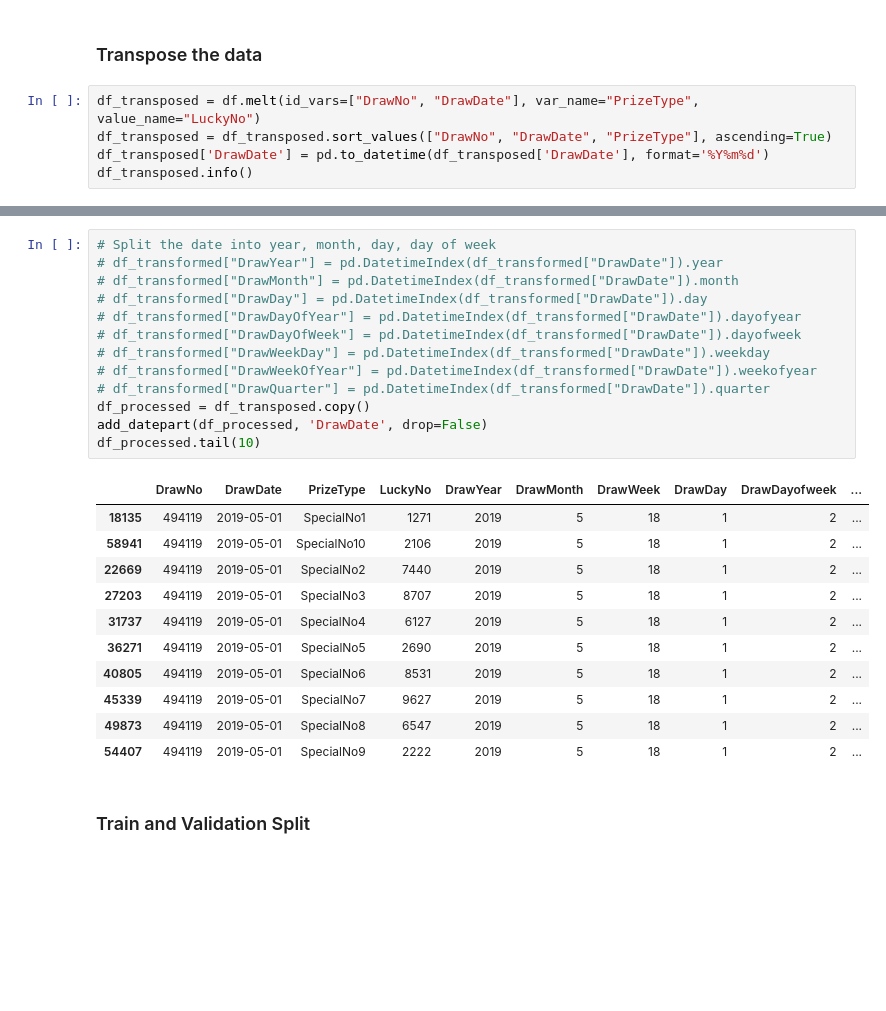
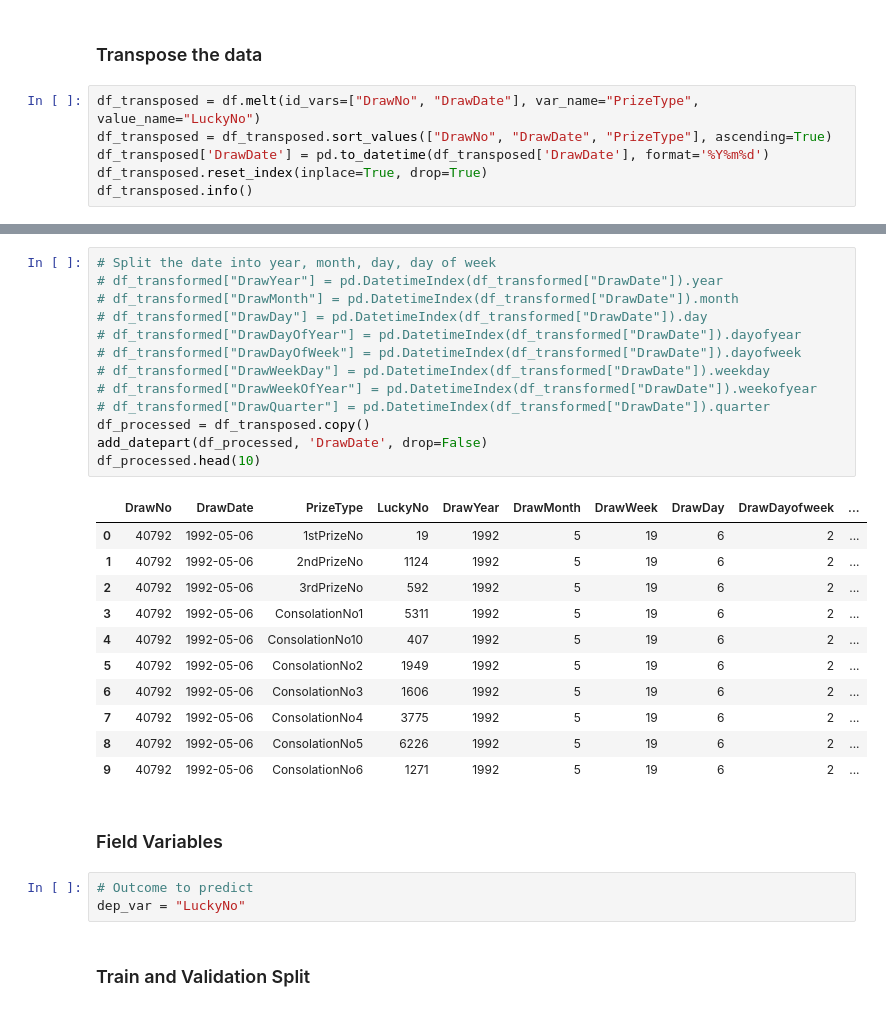
Before and after one commit to mengwangk/dl-projects, a Jupyter notebook: fortunenet.ipynb, the cells around one changed output, grey strips where cells are left out. Saved outputs shown, nothing was run; the diff lists cells and outputs as text; blank space fills up the shorter version.

```diff
--- a/fortunenet.ipynb
+++ b/fortunenet.ipynb
@@ -138,6 +132,7 @@ df.tail(10).T
 df_transposed = df.melt(id_vars=["DrawNo", "DrawDate"], var_name="PrizeType", value_name="LuckyNo")
 df_transposed = df_transposed.sort_values(["DrawNo", "DrawDate", "PrizeType"], ascending=True)
 df_transposed['DrawDate'] = pd.to_datetime(df_transposed['DrawDate'], format='%Y%m%d')
+df_transposed.reset_index(inplace=True, drop=True)
 df_transposed.info()
 # %% [output]
 <class 'pandas.core.frame.DataFrame'>
@@ -161,28 +168,33 @@ df_transposed.head(23).T
 # %%
 # Split the date into year, month, day, day of week
 # df_transformed["DrawYear"] = pd.DatetimeIndex(df_transformed["DrawDate"]).year
 # df_transformed["DrawMonth"] = pd.DatetimeIndex(df_transformed["DrawDate"]).month
 # df_transformed["DrawDay"] = pd.DatetimeIndex(df_transformed["DrawDate"]).day
 # df_transformed["DrawDayOfYear"] = pd.DatetimeIndex(df_transformed["DrawDate"]).dayofyear
 # df_transformed["DrawDayOfWeek"] = pd.DatetimeIndex(df_transformed["DrawDate"]).dayofweek
 # df_transformed["DrawWeekDay"] = pd.DatetimeIndex(df_transformed["DrawDate"]).weekday
 # df_transformed["DrawWeekOfYear"] = pd.DatetimeIndex(df_transformed["DrawDate"]).weekofyear
 # df_transformed["DrawQuarter"] = pd.DatetimeIndex(df_transformed["DrawDate"]).quarter
 df_processed = df_transposed.copy()
 add_datepart(df_processed, 'DrawDate', drop=False)
-df_processed.tail(10)
+df_processed.head(10)
 # %% [output]
 |  | DrawNo | DrawDate | PrizeType | LuckyNo | DrawYear | DrawMonth | DrawWeek | DrawDay | DrawDayofweek | ... |
-| 18135 | 494119 | 2019-05-01 | SpecialNo1 | 1271 | 2019 | 5 | 18 | 1 | 2 | ... |
-| 58941 | 494119 | 2019-05-01 | SpecialNo10 | 2106 | 2019 | 5 | 18 | 1 | 2 | ... |
-| 22669 | 494119 | 2019-05-01 | SpecialNo2 | 7440 | 2019 | 5 | 18 | 1 | 2 | ... |
-| 27203 | 494119 | 2019-05-01 | SpecialNo3 | 8707 | 2019 | 5 | 18 | 1 | 2 | ... |
-| 31737 | 494119 | 2019-05-01 | SpecialNo4 | 6127 | 2019 | 5 | 18 | 1 | 2 | ... |
-| 36271 | 494119 | 2019-05-01 | SpecialNo5 | 2690 | 2019 | 5 | 18 | 1 | 2 | ... |
-| 40805 | 494119 | 2019-05-01 | SpecialNo6 | 8531 | 2019 | 5 | 18 | 1 | 2 | ... |
-| 45339 | 494119 | 2019-05-01 | SpecialNo7 | 9627 | 2019 | 5 | 18 | 1 | 2 | ... |
-| 49873 | 494119 | 2019-05-01 | SpecialNo8 | 6547 | 2019 | 5 | 18 | 1 | 2 | ... |
-| 54407 | 494119 | 2019-05-01 | SpecialNo9 | 2222 | 2019 | 5 | 18 | 1 | 2 | ... |
+| 0 | 40792 | 1992-05-06 | 1stPrizeNo | 19 | 1992 | 5 | 19 | 6 | 2 | ... |
+| 1 | 40792 | 1992-05-06 | 2ndPrizeNo | 1124 | 1992 | 5 | 19 | 6 | 2 | ... |
+| 2 | 40792 | 1992-05-06 | 3rdPrizeNo | 592 | 1992 | 5 | 19 | 6 | 2 | ... |
+| 3 | 40792 | 1992-05-06 | ConsolationNo1 | 5311 | 1992 | 5 | 19 | 6 | 2 | ... |
+| 4 | 40792 | 1992-05-06 | ConsolationNo10 | 407 | 1992 | 5 | 19 | 6 | 2 | ... |
+| 5 | 40792 | 1992-05-06 | ConsolationNo2 | 1949 | 1992 | 5 | 19 | 6 | 2 | ... |
+| 6 | 40792 | 1992-05-06 | ConsolationNo3 | 1606 | 1992 | 5 | 19 | 6 | 2 | ... |
+| 7 | 40792 | 1992-05-06 | ConsolationNo4 | 3775 | 1992 | 5 | 19 | 6 | 2 | ... |
+| 8 | 40792 | 1992-05-06 | ConsolationNo5 | 6226 | 1992 | 5 | 19 | 6 | 2 | ... |
+| 9 | 40792 | 1992-05-06 | ConsolationNo6 | 1271 | 1992 | 5 | 19 | 6 | 2 | ... |
+# %% [markdown]
+### Field Variables
+# %%
+# Outcome to predict
+dep_var = "LuckyNo"
 # %% [markdown]
 ### Train and Validation Split
 # %%
```
Also changed, not shown: parts of 46 cells of this notebook.
